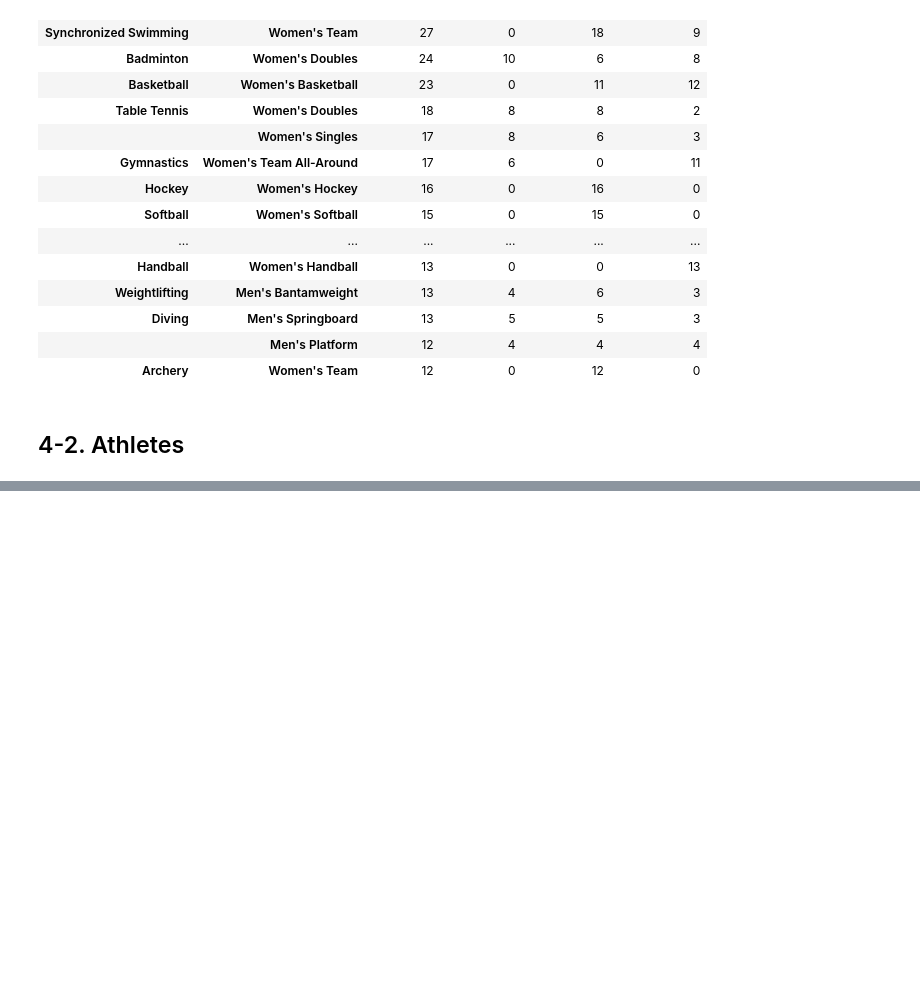
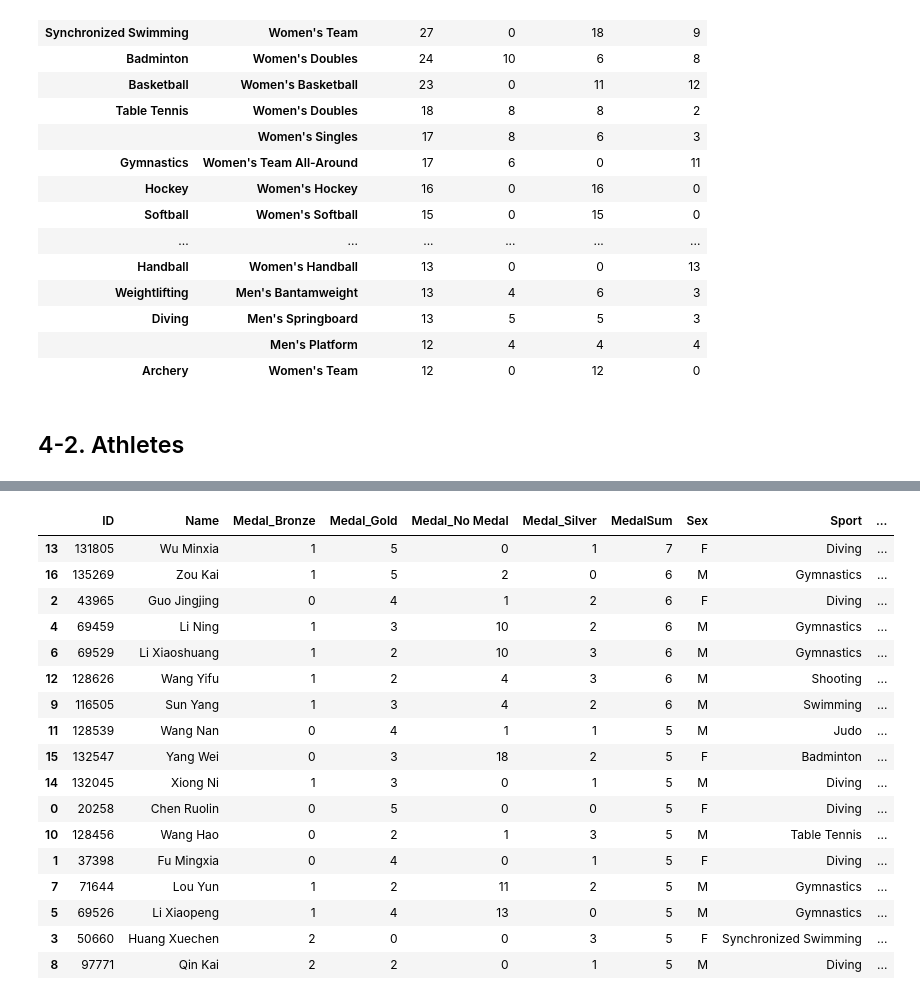
Before and after one commit to 900914/TIL, a Jupyter notebook: Kaggle/Olympic History of China.ipynb, the cells around one changed output, grey strips where cells are left out. Saved outputs shown, nothing was run; the diff lists cells and outputs as text; code cells hidden in the pictures; blank space fills up the shorter version.

```diff
--- a/Kaggle/Olympic History of China.ipynb
+++ b/Kaggle/Olympic History of China.ipynb
@@ -240,0 +282,21 @@ RangeIndex(start=0, stop=4323, step=1)
+# %%
+s1
+# %% [output]
+|  | ID | Name | Medal_Bronze | Medal_Gold | Medal_No Medal | Medal_Silver | MedalSum | Sex | Sport | ... |
+| 13 | 131805 | Wu Minxia | 1 | 5 | 0 | 1 | 7 | F | Diving | ... |
+| 16 | 135269 | Zou Kai | 1 | 5 | 2 | 0 | 6 | M | Gymnastics | ... |
+| 2 | 43965 | Guo Jingjing | 0 | 4 | 1 | 2 | 6 | F | Diving | ... |
+| 4 | 69459 | Li Ning | 1 | 3 | 10 | 2 | 6 | M | Gymnastics | ... |
+| 6 | 69529 | Li Xiaoshuang | 1 | 2 | 10 | 3 | 6 | M | Gymnastics | ... |
+| 12 | 128626 | Wang Yifu | 1 | 2 | 4 | 3 | 6 | M | Shooting | ... |
+| 9 | 116505 | Sun Yang | 1 | 3 | 4 | 2 | 6 | M | Swimming | ... |
+| 11 | 128539 | Wang Nan | 0 | 4 | 1 | 1 | 5 | M | Judo | ... |
+| 15 | 132547 | Yang Wei | 0 | 3 | 18 | 2 | 5 | F | Badminton | ... |
+| 14 | 132045 | Xiong Ni | 1 | 3 | 0 | 1 | 5 | M | Diving | ... |
+| 0 | 20258 | Chen Ruolin | 0 | 5 | 0 | 0 | 5 | F | Diving | ... |
+| 10 | 128456 | Wang Hao | 0 | 2 | 1 | 3 | 5 | M | Table Tennis | ... |
+| 1 | 37398 | Fu Mingxia | 0 | 4 | 0 | 1 | 5 | F | Diving | ... |
+| 7 | 71644 | Lou Yun | 1 | 2 | 11 | 2 | 5 | M | Gymnastics | ... |
+| 5 | 69526 | Li Xiaopeng | 1 | 4 | 13 | 0 | 5 | M | Gymnastics | ... |
+| 3 | 50660 | Huang Xuechen | 2 | 0 | 0 | 3 | 5 | F | Synchronized Swimming | ... |
+| 8 | 97771 | Qin Kai | 2 | 2 | 0 | 1 | 5 | M | Diving | ... |
```
Also changed, not shown: parts of 7 cells of this notebook.
